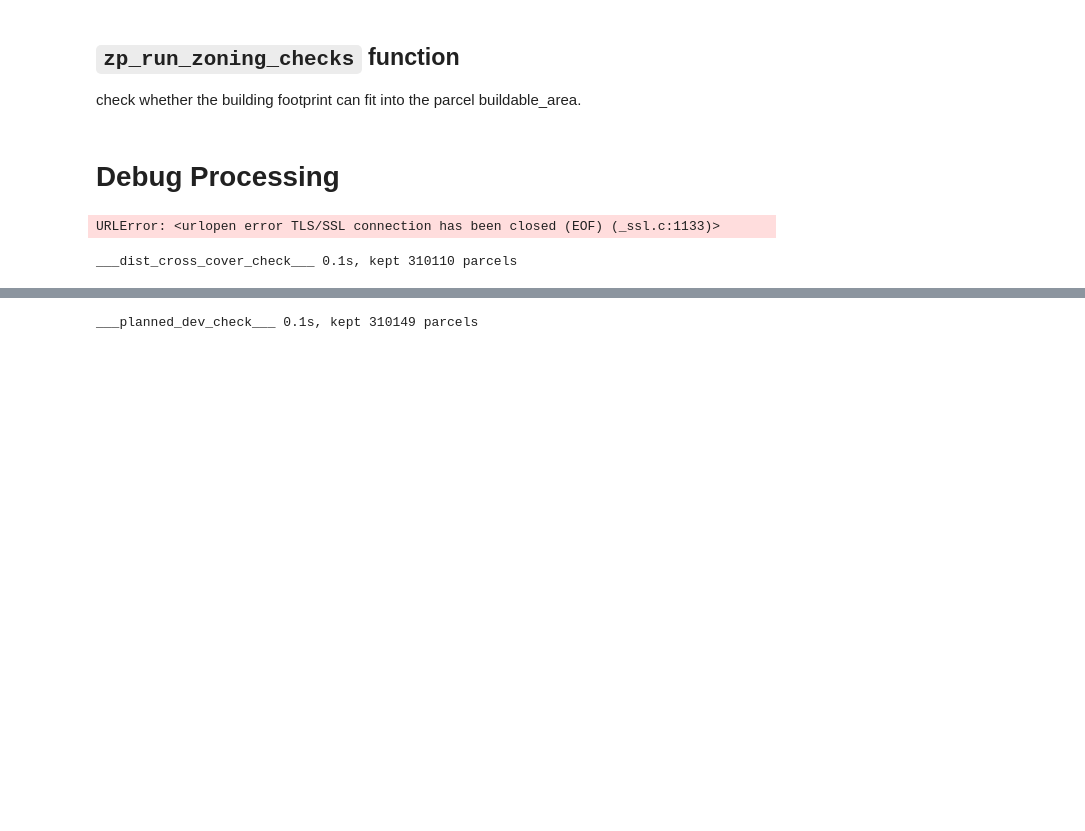
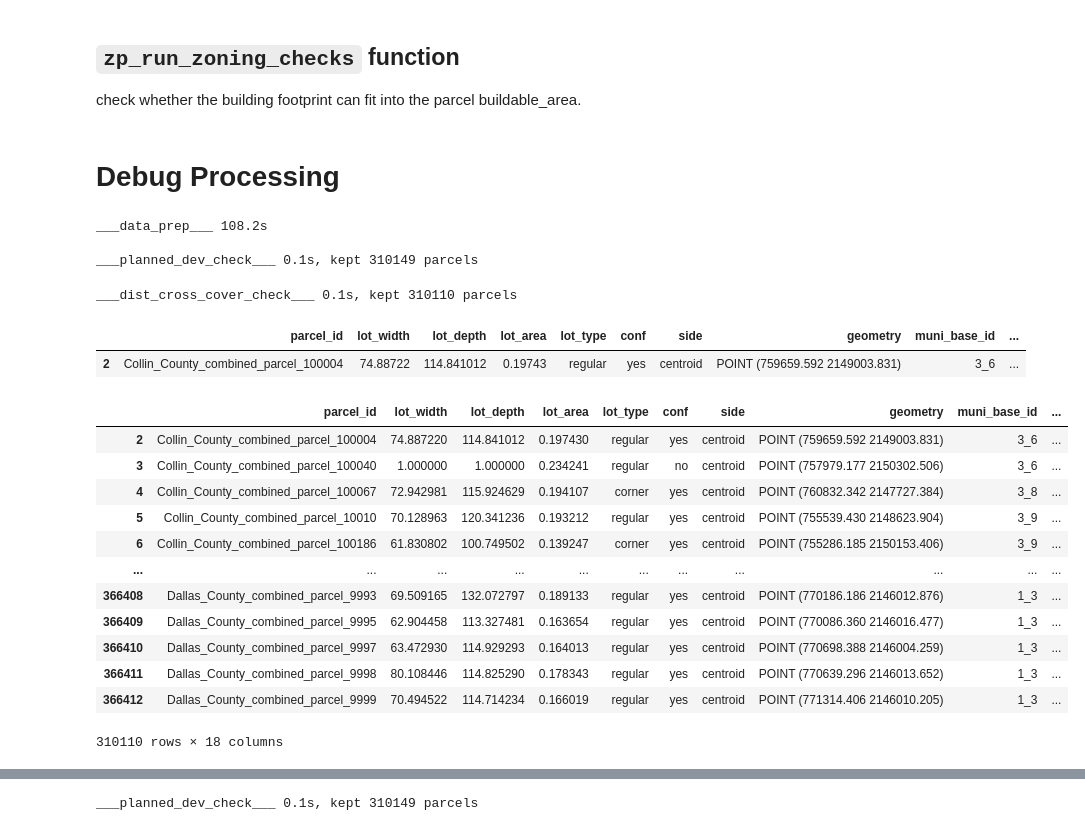
Before and after one commit to vibe-lab-gsd/zonepy, a Jupyter notebook: examples.ipynb, the cells around one changed output, grey strips where cells are left out. Cells and saved outputs as stored; diff of their text form; code cells hidden in the pictures; blank space fills up the shorter version.

```diff
--- a/examples.ipynb
+++ b/examples.ipynb
@@ -1087,7 +1087,7 @@ maybe_dfs = []
 elapsed = time.time() - start_time
 print(f"___data_prep___ {elapsed:.1f}s\n")
 
-detailed_check = True
+detailed_check = False
 
 # ————————— 2. Planned Development check ————————— #
 t0 = time.time()
@@ -1110,7 +1110,9 @@ if not detailed_check:
 
 print(f"___planned_dev_check___ {time.time()-t0:.1f}s, kept {parcel_dims.shape[0]} parcels\n")
 # %% [output]
-URLError: <urlopen error TLS/SSL connection has been closed (EOF) (_ssl.c:1133)>
+___data_prep___ 108.2s
+
+___planned_dev_check___ 0.1s, kept 310149 parcels
 # %%
 # ————————— 3. District checks ————————— #
 t1 = time.time()
@@ -1149,3 +1151,24 @@ if not detailed_check:
 print(f"___dist_cross_cover_check___ {time.time()-t1:.1f}s, kept {parcel_dims.shape[0]} parcels\n")
 # %% [output]
 ___dist_cross_cover_check___ 0.1s, kept 310110 parcels
+# %%
+parcel_dims[parcel_dims['parcel_id'] == 'Collin_County_combined_parcel_100004']
+# %% [output]
+|  | parcel_id | lot_width | lot_depth | lot_area | lot_type | conf | side | geometry | muni_base_id | ... |
+| 2 | Collin_County_combined_parcel_100004 | 74.88722 | 114.841012 | 0.19743 | regular | yes | centroid | POINT (759659.592 2149003.831) | 3_6 | ... |
+# %%
+parcel_dims
+# %% [output]
+|  | parcel_id | lot_width | lot_depth | lot_area | lot_type | conf | side | geometry | muni_base_id | ... |
+| 2 | Collin_County_combined_parcel_100004 | 74.887220 | 114.841012 | 0.197430 | regular | yes | centroid | POINT (759659.592 2149003.831) | 3_6 | ... |
+| 3 | Collin_County_combined_parcel_100040 | 1.000000 | 1.000000 | 0.234241 | regular | no | centroid | POINT (757979.177 2150302.506) | 3_6 | ... |
+| 4 | Collin_County_combined_parcel_100067 | 72.942981 | 115.924629 | 0.194107 | corner | yes | centroid | POINT (760832.342 2147727.384) | 3_8 | ... |
+| 5 | Collin_County_combined_parcel_10010 | 70.128963 | 120.341236 | 0.193212 | regular | yes | centroid | POINT (755539.430 2148623.904) | 3_9 | ... |
+| 6 | Collin_County_combined_parcel_100186 | 61.830802 | 100.749502 | 0.139247 | corner | yes | centroid | POINT (755286.185 2150153.406) | 3_9 | ... |
+| ... | ... | ... | ... | ... | ... | ... | ... | ... | ... | ... |
+| 366408 | Dallas_County_combined_parcel_9993 | 69.509165 | 132.072797 | 0.189133 | regular | yes | centroid | POINT (770186.186 2146012.876) | 1_3 | ... |
+| 366409 | Dallas_County_combined_parcel_9995 | 62.904458 | 113.327481 | 0.163654 | regular | yes | centroid | POINT (770086.360 2146016.477) | 1_3 | ... |
+| 366410 | Dallas_County_combined_parcel_9997 | 63.472930 | 114.929293 | 0.164013 | regular | yes | centroid | POINT (770698.388 2146004.259) | 1_3 | ... |
+| 366411 | Dallas_County_combined_parcel_9998 | 80.108446 | 114.825290 | 0.178343 | regular | yes | centroid | POINT (770639.296 2146013.652) | 1_3 | ... |
+| 366412 | Dallas_County_combined_parcel_9999 | 70.494522 | 114.714234 | 0.166019 | regular | yes | centroid | POINT (771314.406 2146010.205) | 1_3 | ... |
+310110 rows × 18 columns
```
Also changed, not shown: parts of 6 cells of this notebook, 1 other file.
